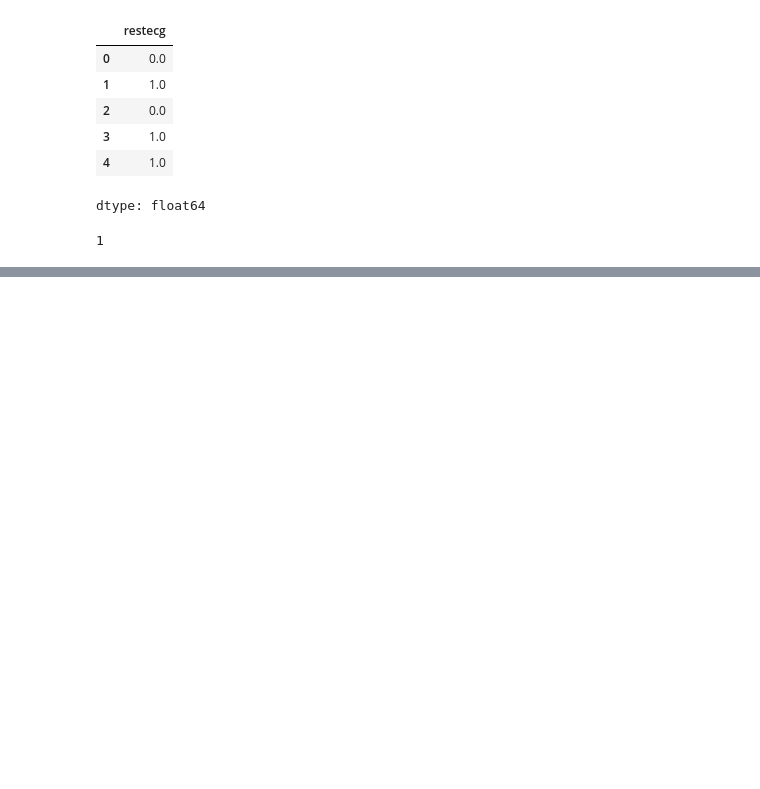
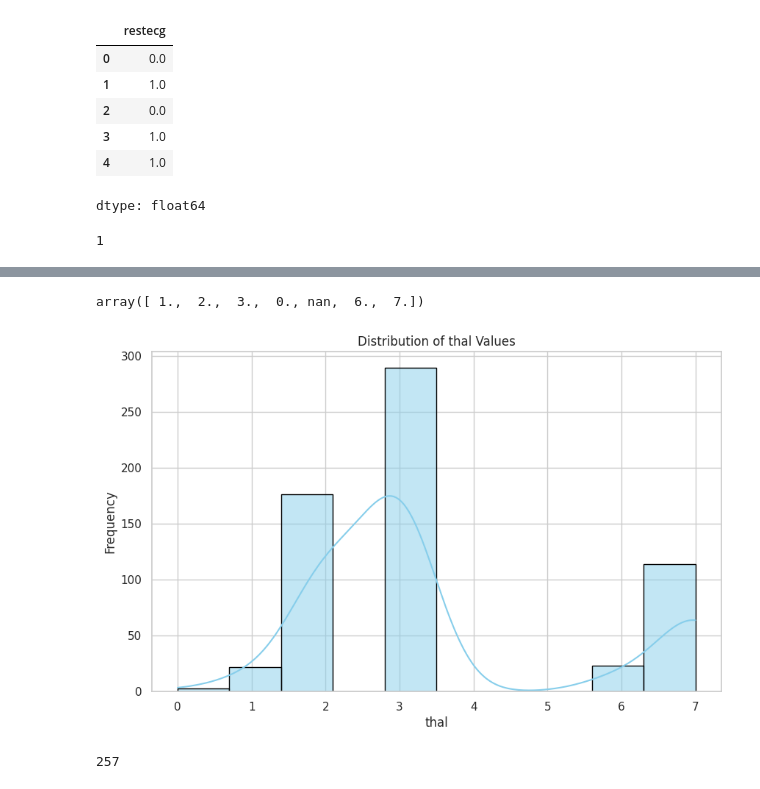
Before and after one commit to Jenifa-Dio/Python-Data-Science, a Jupyter notebook: Heart_Disease_Prediction.ipynb, the cells around one changed output, grey strips where cells are left out. Drawn from its saved outputs; the diff is of its cells as text; code cells hidden in the pictures; blank space fills up the shorter version.

```diff
--- a/Heart_Disease_Prediction.ipynb
+++ b/Heart_Disease_Prediction.ipynb
@@ -285,0 +399,2 @@ df.dropna(subset=['restecg'], inplace=True)
+# %%
+df['ca'].fillna(df['ca'].mode()[0],inplace=True)
@@ -285,0 +412,9 @@ df.dropna(subset=['restecg'], inplace=True)
+# %%
+def clean_thal(val):
+  if(val=='?'):
+    return np.nan
+  else:
+    return int(val)
+
+df['thal'] = df['thal'].apply(clean_thal)
+df['thal'].head()
@@ -285,0 +429,20 @@ df.dropna(subset=['restecg'], inplace=True)
+# %%
+df['thal'].unique()
+# %% [output]
+array([ 1.,  2.,  3.,  0., nan,  6.,  7.])
+# %%
+sns.set(style="whitegrid")
+
+plt.figure(figsize=(10, 6))
+sns.histplot(df['thal'], kde=True, bins=10, color='skyblue', edgecolor='black')
+
+plt.title('Distribution of thal Values')
+plt.xlabel('thal')
+plt.ylabel('Frequency')
+plt.show()
+# %% [output]
+[figure, added]
+# %%
+df['thal'].isnull().sum()
+# %% [output]
+257
```
Also changed, not shown: parts of 27 cells of this notebook.
